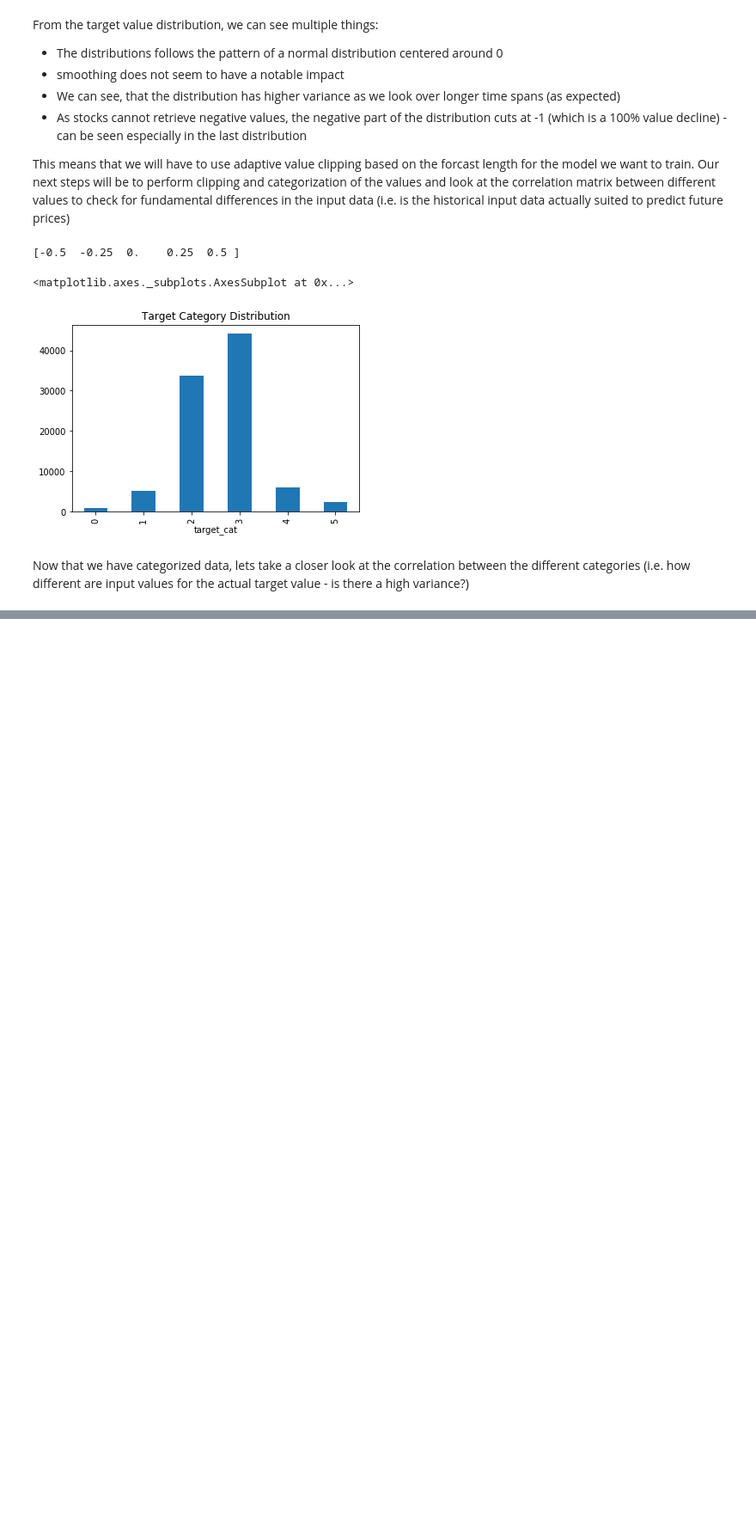
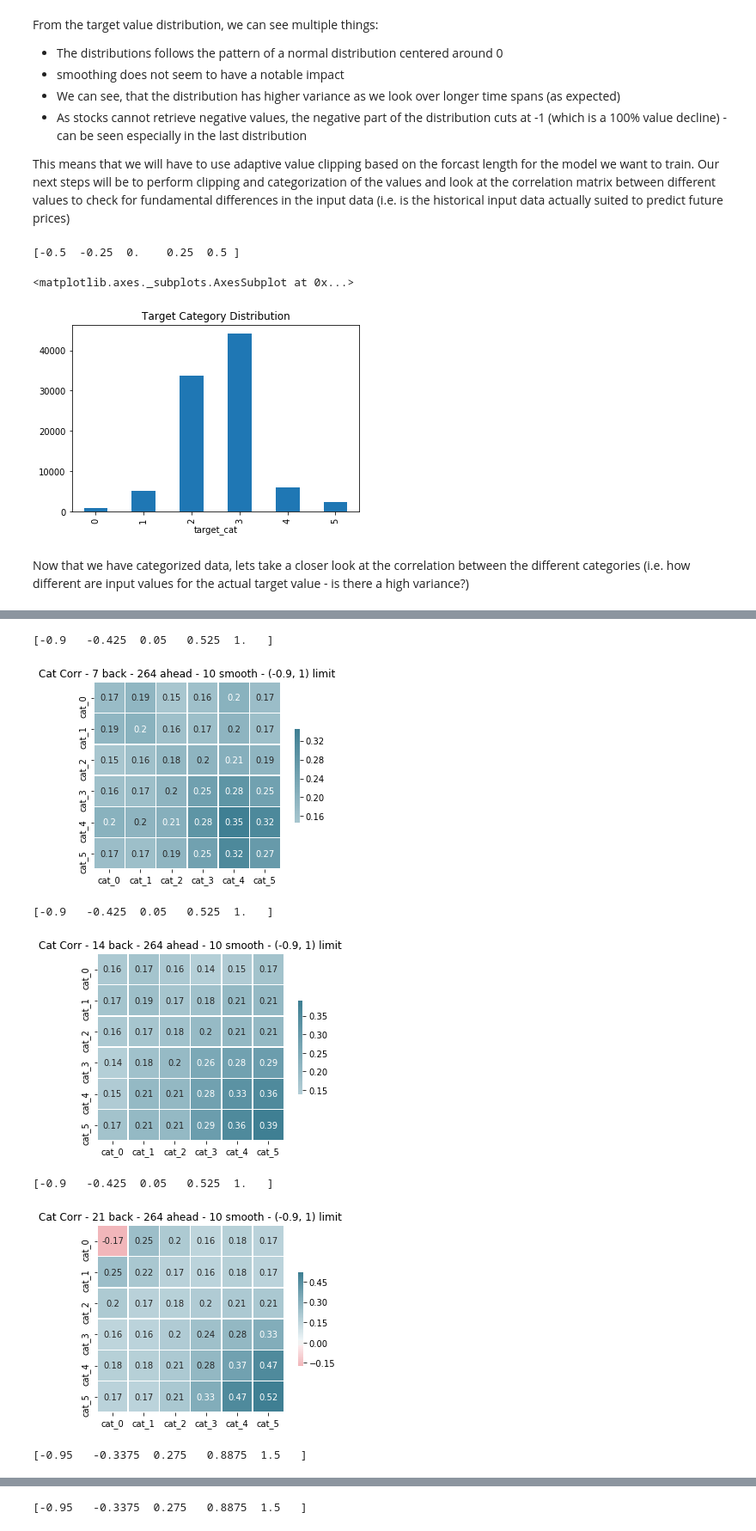
Before and after one commit to felixnext/stock_trend_analysis, a Jupyter notebook: notebooks/02-1_stocks-cleaning+features.ipynb, the cells around one changed output, grey strips where cells are left out. Shown: that part at 86% size. Saved outputs shown, nothing was run; the diff lists cells and outputs as text; code cells hidden in the pictures; blank space fills up the shorter version.

```diff
--- a/notebooks/02-1_stocks-cleaning+features.ipynb
+++ b/notebooks/02-1_stocks-cleaning+features.ipynb
@@ -444,0 +482,31 @@ TODO: discuss results
+# %%
+# create different datasets and visualize the correlations
+jump = 22
+sets = [
+    (7, 22*3, 5, jump, (-0.5, 0.5)),
+    (14, 22*3, 5, jump, (-0.5, 0.5)),
+    (7, 22*6, 10, jump, (-.75, .75)),
+    (14, 22*6, 10, jump, (-.75, .75)),
+    (7, 22*12, 10, jump, (-.9, 1)),
+    (14, 22*12, 10, jump, (-.9, 1)),
+    (21, 22*12, 10, jump, (-.9, 1)),
+    (14, 22*24, 20, jump, (-.95, 1.5)),
+    (21, 22*24, 20, jump, (-.95, 1.5)),
+]
+
+num_cats = 6
+for s in sets:
+    # create dataset
+    df_norm = create_dataset(df_stocks, s[0], s[1], s[2], jump_size=s[3])
+    df_cat = categorize(df_norm, xlim=s[4], num_cats=num_cats)
+
+    # visualize correlation
+    visualize_corr(df_cat, "{} back - {} ahead - {} smooth - {} limit".format(s[0], s[1], s[2], s[4]))
+# %% [output]
+[-0.9   -0.425  0.05   0.525  1.   ]
+[figure, added]
+[-0.9   -0.425  0.05   0.525  1.   ]
+[figure, added]
+[-0.9   -0.425  0.05   0.525  1.   ]
+[figure, added]
+[-0.95   -0.3375  0.275   0.8875  1.5   ]
@@ -444,0 +514 @@ TODO: discuss results
+[-0.95   -0.3375  0.275   0.8875  1.5   ]
```
Also changed, not shown: parts of 9 cells of this notebook, 13 other files.
